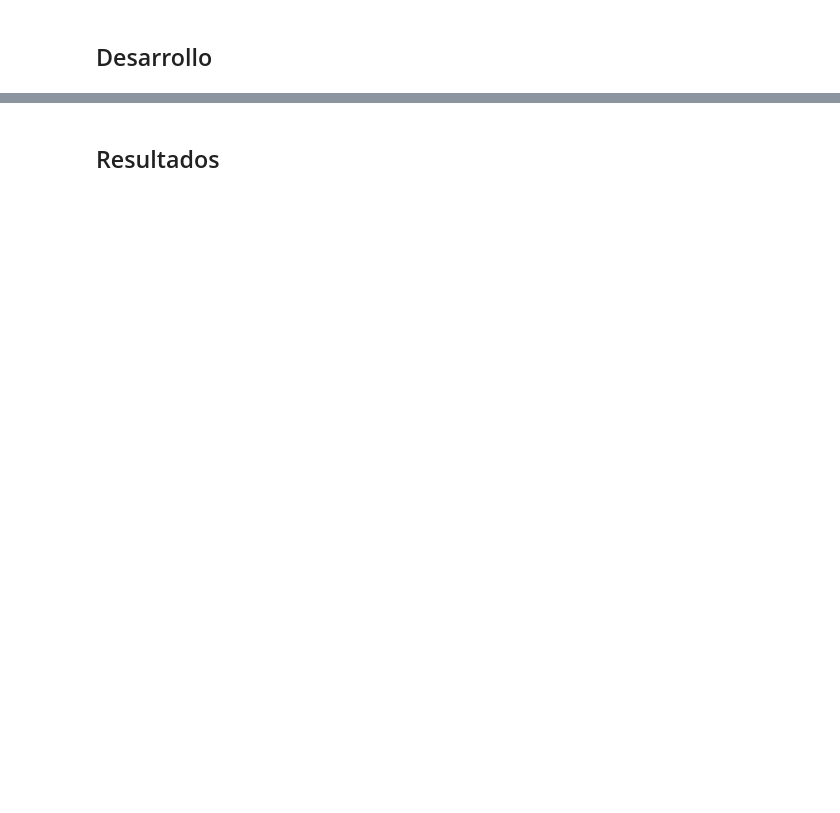
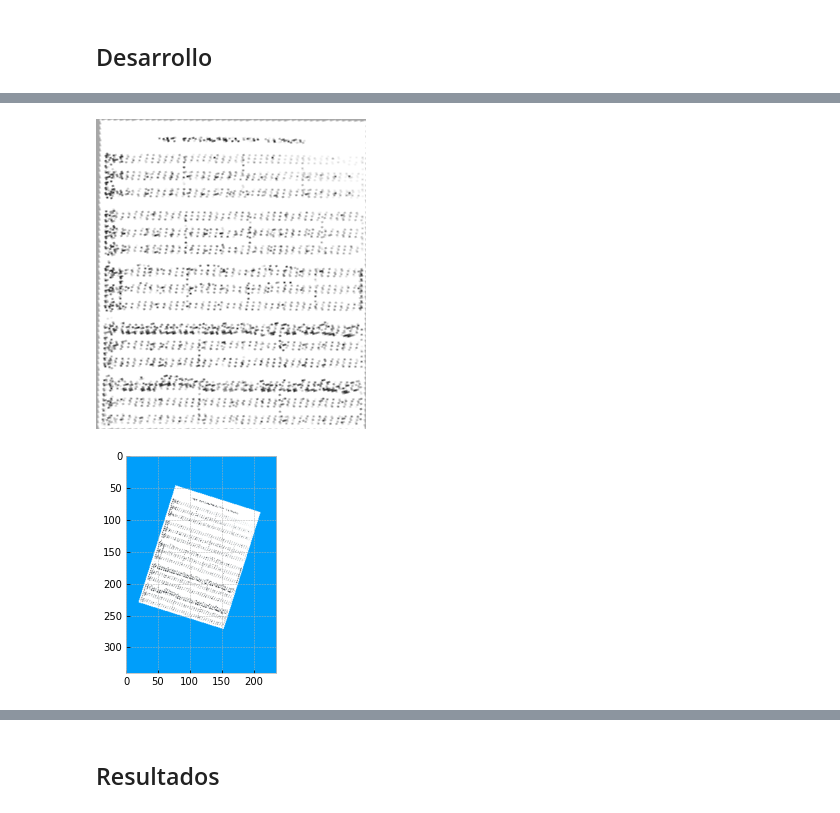
Before and after one commit to Rafitipiti/TF---Procesamiento-de-Im-genes, a Jupyter notebook: TF_PROC_IMAG.ipynb, the cells around one changed output, grey strips where cells are left out. Drawn from its saved outputs; the diff is of its cells as text; code cells hidden in the pictures; blank space fills up the shorter version.

```diff
--- a/TF_PROC_IMAG.ipynb
+++ b/TF_PROC_IMAG.ipynb
@@ -53,0 +169,39 @@ from google.colab.patches import cv2_imshow
+# %%
+def order(p):
+    n_p =np.concatenate([p[0],p[1],p[2],p[3]]).tolist()
+    y_o=sorted(n_p, key=lambda n_p: n_p[1])
+    x1_o= y_o[:2]
+    x1_o=sorted(x1_o, key=lambda x1_o: x1_o[0])
+    x2_o= y_o[2:4]
+    x2_o=sorted(x2_o, key=lambda x2_o: x2_o[0])
+    return [x1_o[0],x1_o[1], x2_o[0], x2_o[1]]
+
+def perspective(imagen):
+  plt.imshow(imagen)
+  gray = cv2.cvtColor(imagen, cv2.COLOR_BGR2GRAY)
+  ced = cv2.Canny(gray, 10,150)
+  ced = cv2.dilate(ced, None, iterations=1)
+  cnts = cv2.findContours(ced,cv2.RETR_EXTERNAL, cv2.CHAIN_APPROX_SIMPLE)[0]
+  cnts = sorted(cnts, key=cv2.contourArea, reverse=True)[:1]
+
+  for i in cnts:
+    p = 0.01*cv2.arcLength(i, True)
+    ap = cv2.approxPolyDP(i, p, True)
+    if len(ap) == 4:
+        cv2.drawContours(imagen, [ap], 0, [0,255,255], 2)
+        puntos = order(ap)
+        pts1 = np.float32(puntos)
+        pts2 = np.float32([[0,0],[270,0],[0,310],[270,310]])
+        m = cv2.getPerspectiveTransform(pts1, pts2)
+        dts = cv2.warpPerspective(gray, m, (270,310))
+  #ACTUALIZO MI VARIABLE
+  texto = dts
+  cv2_imshow(dts)
+  cv2.waitKey(0)
+  cv2.destroyAllWindows()
+# %%
+imagen = cv2.imread('aaa.png') #LEO IMAGEN DE PRUEBA
+perspective(imagen)
+# %% [output]
+[figure, added]
+[figure, added]
```
Also changed, not shown: parts of 49 cells of this notebook.
